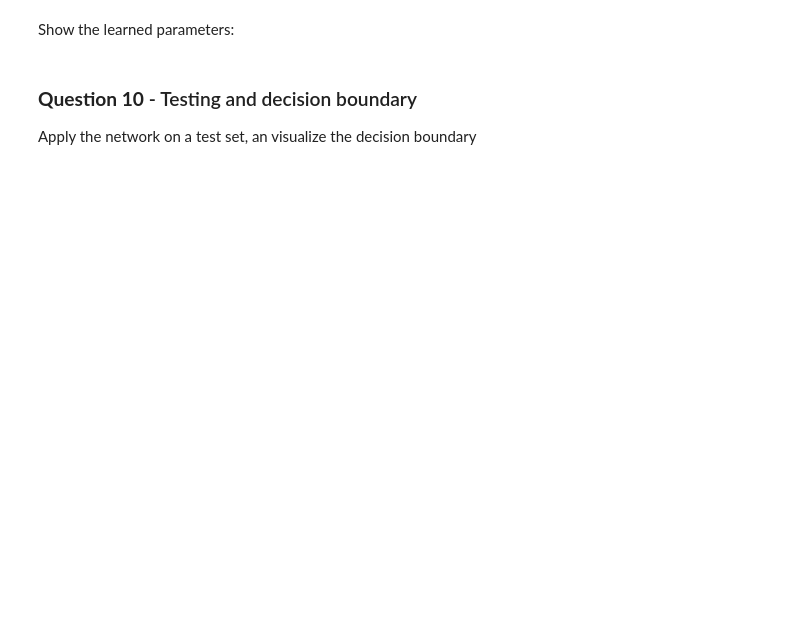
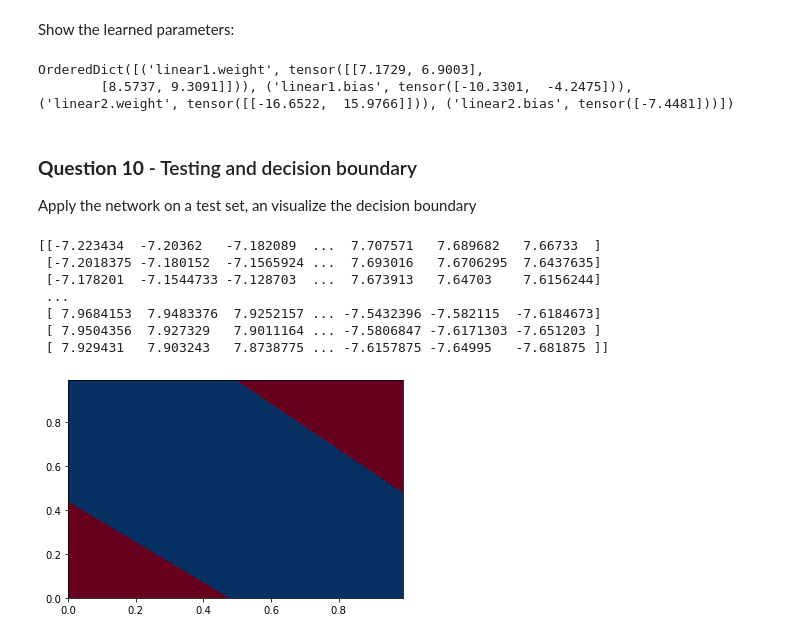
Before and after one commit to RChaguer/MLCourse, a Jupyter notebook: TP4/TP4-Deep-Backprop.ipynb, the cells around one changed output. Drawn from its saved outputs; the diff is of its cells as text; code cells hidden in the pictures; blank space fills up the shorter version.

```diff
--- a/TP4/TP4-Deep-Backprop.ipynb
+++ b/TP4/TP4-Deep-Backprop.ipynb
@@ -523,5 +640,8 @@ def train_model(model, optimizer, data_loader, loss_fun, num_epochs=200):
 
             ## Step 4: Update the parameters
             optimizer.step()
+        if epoch % 20 == 0:
+            print("Epoch: {0}, Loss: {1}, ".format(epoch, loss))
+    print("Final Loss: {0}".format(loss))
 # %%
-train_model(model, optimizer, data_loader, loss_module)
+train_model(model, optimizer, data_loader, loss_fun)
@@ -530,6 +662,9 @@ Show the learned parameters:
 # %%
 state_dict = model.state_dict()
 print(state_dict)
+# %% [output]
+OrderedDict([('linear1.weight', tensor([[7.1729, 6.9003],
+        [8.5737, 9.3091]])), ('linear1.bias', tensor([-10.3301,  -4.2475])), ('linear2.weight', tensor([[-16.6522,  15.9766]])), ('linear2.bias', tensor([-7.4481]))])
 # %% [markdown]
 ### **Question 10** - Testing and decision boundary
 Apply the network on a test set, an visualize the decision boundary
@@ -537,0 +671,34 @@ Apply the network on a test set, an visualize the decision boundary
+# %%
+def plot_decision_boundray():
+    x_span = np.arange(x_min, x_max, 0.01)
+    y_span = np.arange(x_min, x_max, 0.01)
+    xx, yy = np.meshgrid(x_span, y_span)
+    grid = torch.tensor(np.c_[xx.ravel(), yy.ravel()]).float()
+    y_pred = model.forward(grid).view(xx.shape).detach().numpy()
+    print(y_pred)
+    plt.imshow(y_pred, cmap='RdBu', extent=[0, 1, 0, 1])
+    plt.show()
+# %%
+x_min, x_max = 0, 1
+xx1, xx2 = np.meshgrid(np.arange(x_min, x_max, 0.01),
+                       np.arange(x_min, x_max, 0.01))
+x_test = torch.from_numpy(np.array([xx1.ravel(), xx2.ravel()]).astype(np.float32).T)
+y_pred = model(x_test)
+
+plot_decision_boundray()
+# plt.contourf(xx1, xx2, y_pred, alpha=0.4, cmap='RdBu')
+# plt.xlim(xx1.min(), xx1.max())
+# plt.ylim(xx2.min(), xx2.max())
+# plt.xlabel('x1')
+# plt.ylabel('x2')
+# plt.title('Learned XOR function')
+# plt.show()
+# %% [output]
+[[-7.223434  -7.20362   -7.182089  ...  7.707571   7.689682   7.66733  ]
+ [-7.2018375 -7.180152  -7.1565924 ...  7.693016   7.6706295  7.6437635]
+ [-7.178201  -7.1544733 -7.128703  ...  7.673913   7.64703    7.6156244]
+ ...
+ [ 7.9684153  7.9483376  7.9252157 ... -7.5432396 -7.582115  -7.6184673]
+ [ 7.9504356  7.927329   7.9011164 ... -7.5806847 -7.6171303 -7.651203 ]
+ [ 7.929431   7.903243   7.8738775 ... -7.6157875 -7.64995   -7.681875 ]]
+[figure, added]
```
Also changed, not shown: parts of 28 cells of this notebook.
